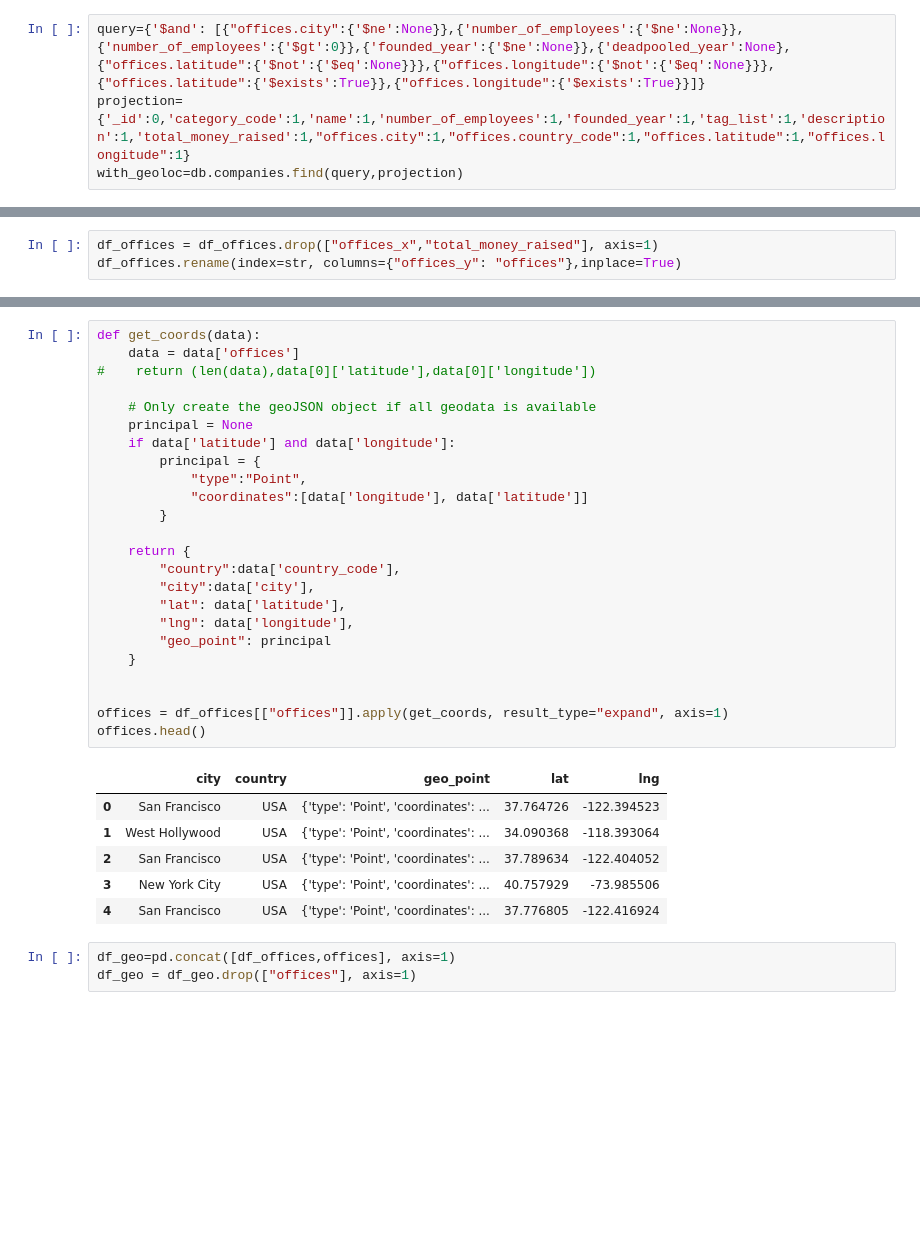
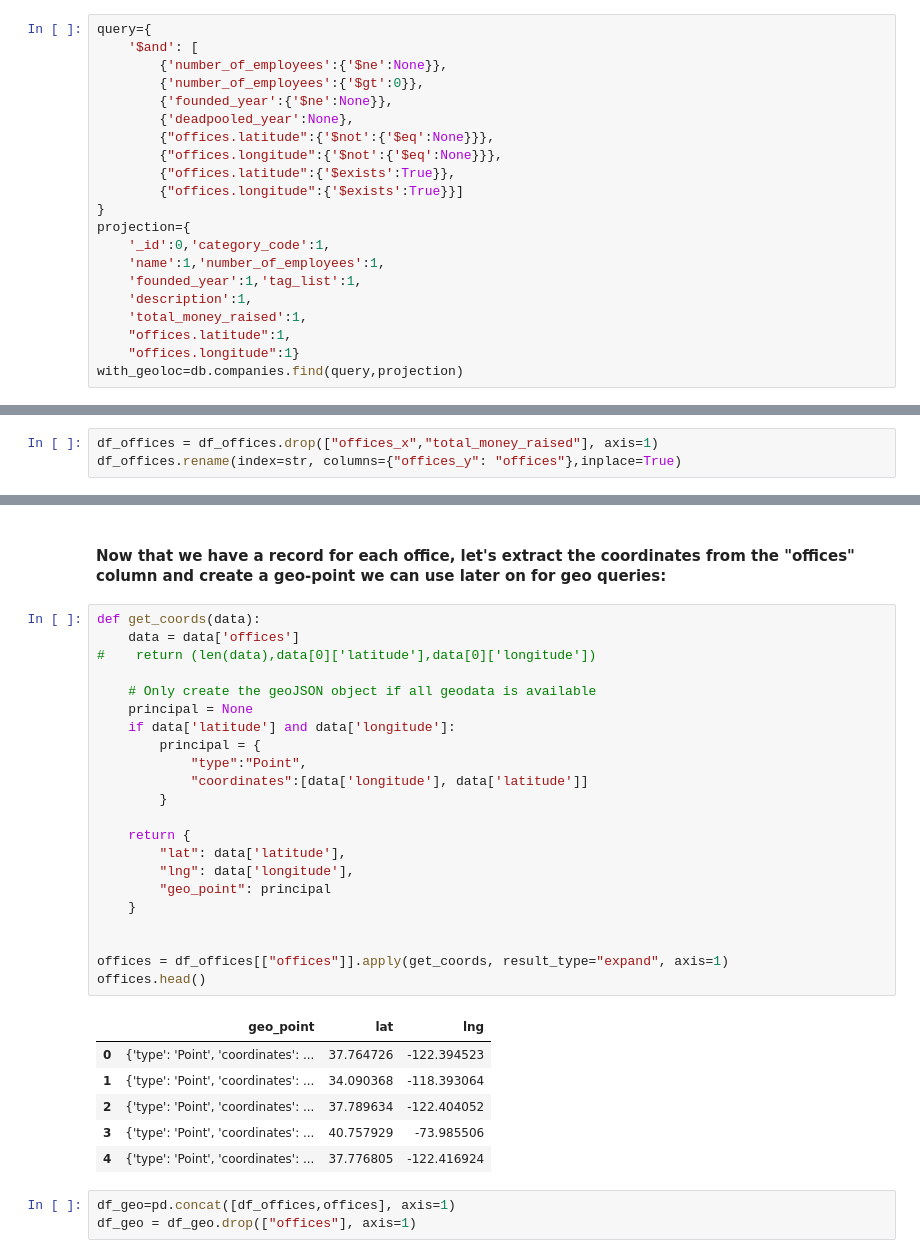
Before and after one commit to maxsanchezdp/project-visualizing-real-world-data-project, a Jupyter notebook: my-code/0. Clean, filter and geopoints.ipynb, the cells around one changed output, grey strips where cells are left out. Drawn from its saved outputs; the diff is of its cells as text; blank space fills up the shorter version.

```diff
--- a/my-code/0. Clean, filter and geopoints.ipynb
+++ b/my-code/0. Clean, filter and geopoints.ipynb
@@ -13,5 +15,22 @@ PyMongo query to keep only companies with office longitude and latitude informat
 # %%
-query={'$and': [{"offices.city":{'$ne':None}},{'number_of_employees':{'$ne':None}},{'number_of_employees':{'$gt':0}},{'founded_year':{'$ne':None}},{'deadpooled_year':None},{"offices.latitude":{'$not':{'$eq':None}}},{"offices.longitude":{'$not':{'$eq':None}}},{"offices.latitude":{'$exists':True}},{"offices.longitude":{'$exists':True}}]}
-projection={'_id':0,'category_code':1,'name':1,'number_of_employees':1,'founded_year':1,'tag_list':1,'description':1,'total_money_raised':1,"offices.city":1,"offices.country_code":1,"offices.latitude":1,"offices.longitude":1}
+query={
+    '$and': [
+        {'number_of_employees':{'$ne':None}},
+        {'number_of_employees':{'$gt':0}},
+        {'founded_year':{'$ne':None}},
+        {'deadpooled_year':None},
+        {"offices.latitude":{'$not':{'$eq':None}}},
+        {"offices.longitude":{'$not':{'$eq':None}}},
+        {"offices.latitude":{'$exists':True}},
+        {"offices.longitude":{'$exists':True}}]
+}
+projection={
+    '_id':0,'category_code':1,
+    'name':1,'number_of_employees':1,
+    'founded_year':1,'tag_list':1,
+    'description':1,
+    'total_money_raised':1,
+    "offices.latitude":1,
+    "offices.longitude":1}
 with_geoloc=db.companies.find(query,projection)
 # %% [markdown]
@@ -100,37 +123,37 @@ df_offices.head(3)
 | 0 | 0 | Digg | news | user driven social content website | community, social, news, bookmark... | 2004 | 60 | ... |
 | 1 | 1 | Geni | web | Geneology social network site | geni, geneology, social, family, ... | 2006 | 18 | ... |
 | 2 | 2 | Scribd | news | Read Unlimited Books | book-subscription, digital-librar... | 2007 | 50 | ... |
+# %% [markdown]
+#### Now that we have a record for each office, let's extract the coordinates from the "offices" column and create a geo-point we can use later on for geo queries:
 # %%
 def get_coords(data):
     data = data['offices']
 #    return (len(data),data[0]['latitude'],data[0]['longitude'])
 
     # Only create the geoJSON object if all geodata is available
     principal = None
     if data['latitude'] and data['longitude']:
         principal = {
             "type":"Point",
             "coordinates":[data['longitude'], data['latitude']]
         }
 
     return {
-        "country":data['country_code'],
-        "city":data['city'],
         "lat": data['latitude'],
         "lng": data['longitude'],
         "geo_point": principal
     }
 
 
 offices = df_offices[["offices"]].apply(get_coords, result_type="expand", axis=1)
 offices.head()
 # %% [output]
-|  | city | country | geo_point | lat | lng |
-| 0 | San Francisco | USA | {'type': 'Point', 'coordinates': ... | 37.764726 | -122.394523 |
-| 1 | West Hollywood | USA | {'type': 'Point', 'coordinates': ... | 34.090368 | -118.393064 |
-| 2 | San Francisco | USA | {'type': 'Point', 'coordinates': ... | 37.789634 | -122.404052 |
-| 3 | New York City | USA | {'type': 'Point', 'coordinates': ... | 40.757929 | -73.985506 |
-| 4 | San Francisco | USA | {'type': 'Point', 'coordinates': ... | 37.776805 | -122.416924 |
+|  | geo_point | lat | lng |
+| 0 | {'type': 'Point', 'coordinates': ... | 37.764726 | -122.394523 |
+| 1 | {'type': 'Point', 'coordinates': ... | 34.090368 | -118.393064 |
+| 2 | {'type': 'Point', 'coordinates': ... | 37.789634 | -122.404052 |
+| 3 | {'type': 'Point', 'coordinates': ... | 40.757929 | -73.985506 |
+| 4 | {'type': 'Point', 'coordinates': ... | 37.776805 | -122.416924 |
 # %%
 df_geo=pd.concat([df_offices,offices], axis=1)
 df_geo = df_geo.drop(["offices"], axis=1)
```
Also changed, not shown: parts of 24 cells of this notebook, 2 other files.
